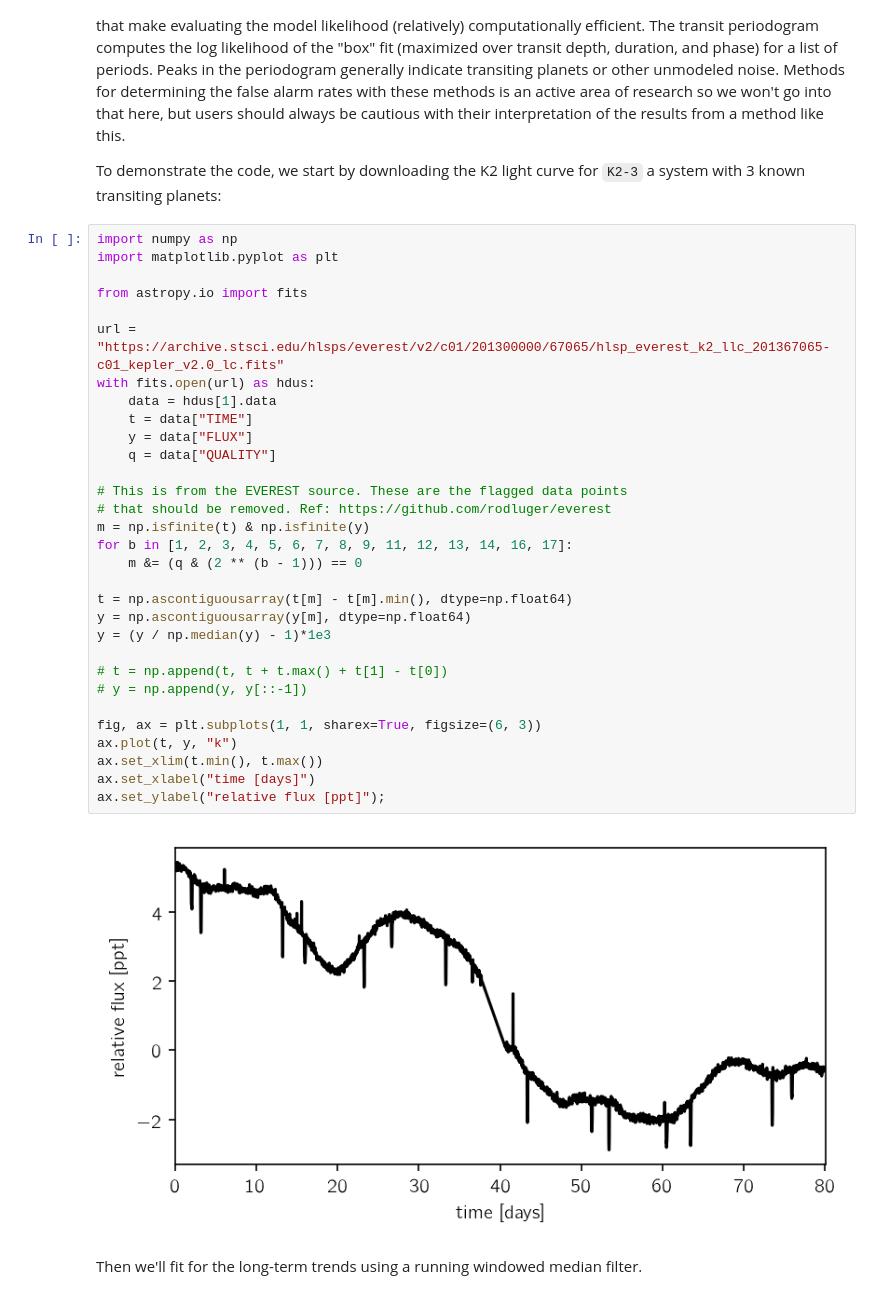
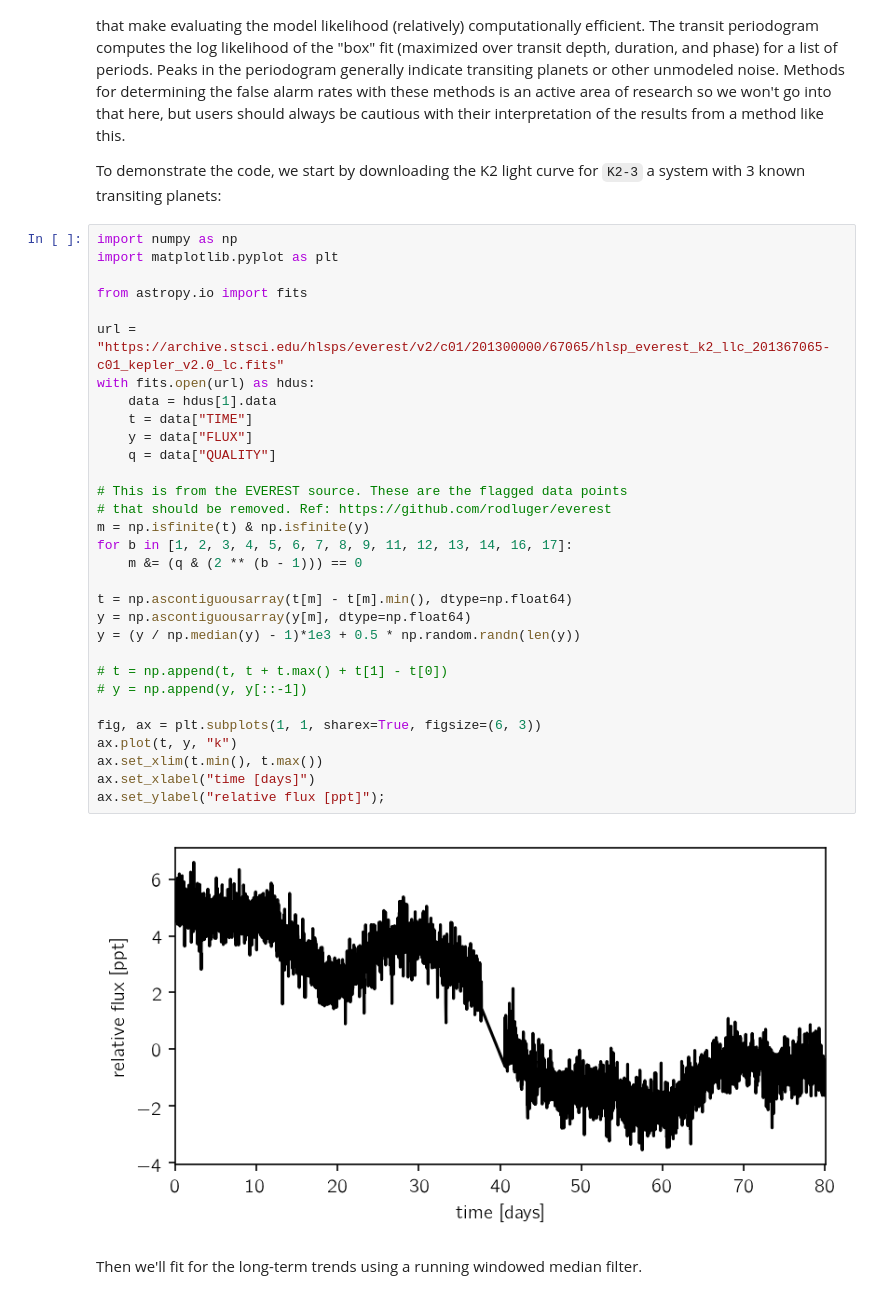
Before and after one commit to dfm/bls.py, a Jupyter notebook: refactor.ipynb, the cells around one changed output. Drawn from its saved outputs; the diff is of its cells as text.

```diff
--- a/refactor.ipynb
+++ b/refactor.ipynb
@@ -21,35 +21,35 @@ To demonstrate the code, we start by downloading the K2 light curve for `K2-3` a
 import numpy as np
 import matplotlib.pyplot as plt
 
 from astropy.io import fits
 
 url = "https://archive.stsci.edu/hlsps/everest/v2/c01/201300000/67065/hlsp_everest_k2_llc_201367065-c01_kepler_v2.0_lc.fits"
 with fits.open(url) as hdus:
     data = hdus[1].data
     t = data["TIME"]
     y = data["FLUX"]
     q = data["QUALITY"]
 
 # This is from the EVEREST source. These are the flagged data points
 # that should be removed. Ref: https://github.com/rodluger/everest
 m = np.isfinite(t) & np.isfinite(y)
 for b in [1, 2, 3, 4, 5, 6, 7, 8, 9, 11, 12, 13, 14, 16, 17]:
     m &= (q & (2 ** (b - 1))) == 0
 
 t = np.ascontiguousarray(t[m] - t[m].min(), dtype=np.float64)
 y = np.ascontiguousarray(y[m], dtype=np.float64)
-y = (y / np.median(y) - 1)*1e3
+y = (y / np.median(y) - 1)*1e3 + 0.5 * np.random.randn(len(y))
 
 # t = np.append(t, t + t.max() + t[1] - t[0])
 # y = np.append(y, y[::-1])
 
 fig, ax = plt.subplots(1, 1, sharex=True, figsize=(6, 3))
 ax.plot(t, y, "k")
 ax.set_xlim(t.min(), t.max())
 ax.set_xlabel("time [days]")
 ax.set_ylabel("relative flux [ppt]");
 # %% [output]
-[figure, old version]
+[figure, new version]
 # %% [markdown]
 Then we'll fit for the long-term trends using a running windowed median filter.
 # %%
```
Also changed, not shown: parts of 32 cells of this notebook, 4 other files.
